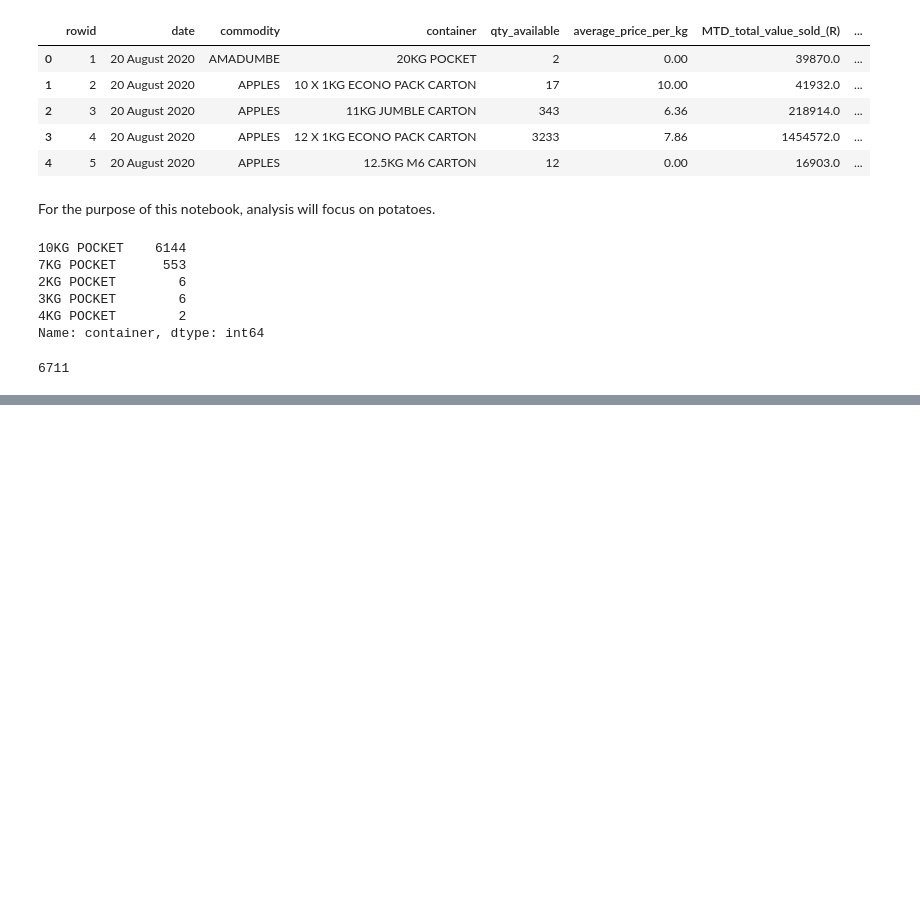
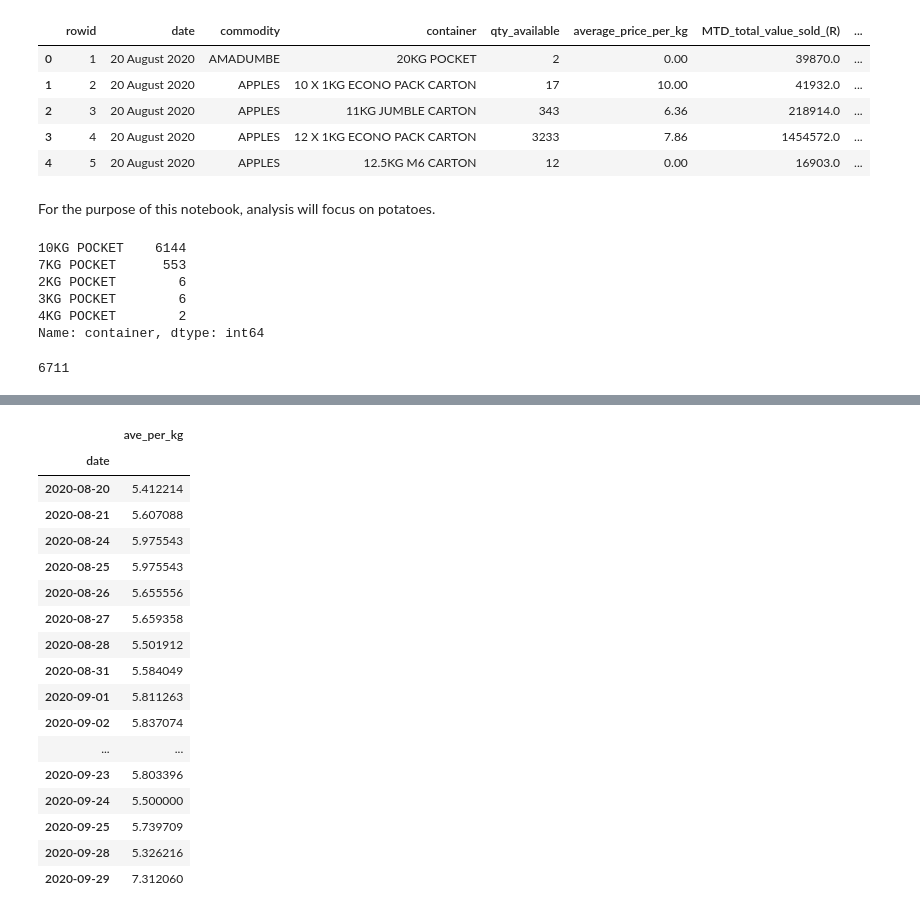
Before and after one commit to scmosoeu/fresh_produce, a Jupyter notebook: forecasting/notebooks/general_forecasting.ipynb, the cells around one changed output, grey strips where cells are left out. Saved outputs shown, nothing was run; the diff lists cells and outputs as text; code cells hidden in the pictures; blank space fills up the shorter version.

```diff
--- a/forecasting/notebooks/general_forecasting.ipynb
+++ b/forecasting/notebooks/general_forecasting.ipynb
@@ -66,0 +118,21 @@ len(df)
+# %%
+price
+# %% [output]
+|  | ave_per_kg |
+| date |  |
+| 2020-08-20 | 5.412214 |
+| 2020-08-21 | 5.607088 |
+| 2020-08-24 | 5.975543 |
+| 2020-08-25 | 5.975543 |
+| 2020-08-26 | 5.655556 |
+| 2020-08-27 | 5.659358 |
+| 2020-08-28 | 5.501912 |
+| 2020-08-31 | 5.584049 |
+| 2020-09-01 | 5.811263 |
+| 2020-09-02 | 5.837074 |
+| ... | ... |
+| 2020-09-23 | 5.803396 |
+| 2020-09-24 | 5.500000 |
+| 2020-09-25 | 5.739709 |
+| 2020-09-28 | 5.326216 |
+| 2020-09-29 | 7.312060 |
```
Also changed, not shown: parts of 14 cells of this notebook, 3 other files.
